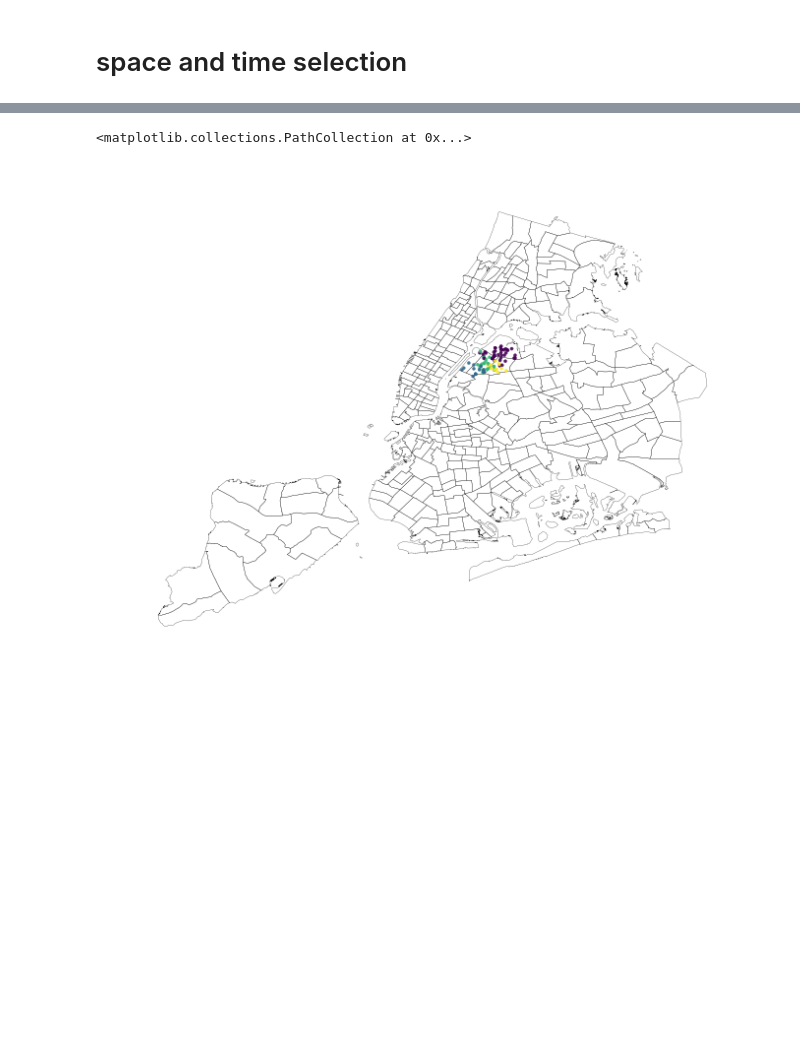
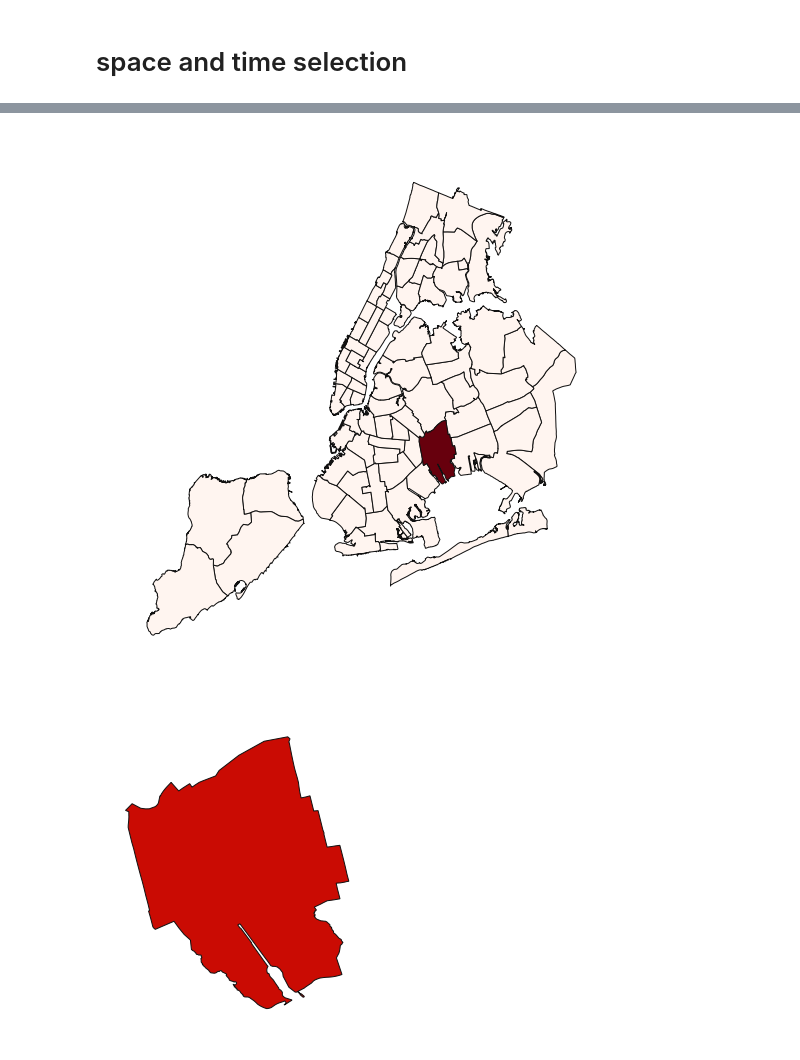
Before and after one commit to ta-data-lis/final-project, a Jupyter notebook: your-project/burglary.ipynb, the cells around one changed output, grey strips where cells are left out. Saved outputs shown, nothing was run; the diff lists cells and outputs as text; code cells hidden in the pictures; blank space fills up the shorter version.

```diff
--- a/your-project/burglary.ipynb
+++ b/your-project/burglary.ipynb
@@ -101,6 +92,14 @@ region = geopandas.read_file(path + 'nypd_precincts.shp').to_crs(epsg=4326)
-# %%
-ax = geoplot.polyplot(region, figsize=(12, 12), lw= .25, facecolor= 'none', edgecolor='k', alpha=1);
-ax.scatter(subselection['longitude'], subselection['latitude'], c=subselection['k_clusters'], alpha=.9, cmap='viridis', s=10)
-# %% [output]
-<matplotlib.collections.PathCollection at 0x...>
-[figure, removed]
+# %%
+def precinct_selected(precinct, basemap):
+
+    basemap['selected'] = np.where(basemap.precinct == precinct, 1, 0)
+
+    ax = geoplot.choropleth(basemap, hue='selected', figsize=(10, 10), lw= 1, edgecolor='k', alpha=1, cmap='Reds', projection=gcrs.AlbersEqualArea())
+    ax.scatter(subselection['longitude'], subselection['latitude'], alpha=.9, cmap='viridis', s=10, color='white')
+
+    geoplot.polyplot(basemap[basemap.precinct == precinct], lw=1, facecolor= 'r', edgecolor='k', alpha=1)
+
+precinct_selected(precinct, clean_map)
+# %% [output]
+[figure, added]
+[figure, added]
```
Also changed, not shown: parts of 36 cells of this notebook.
